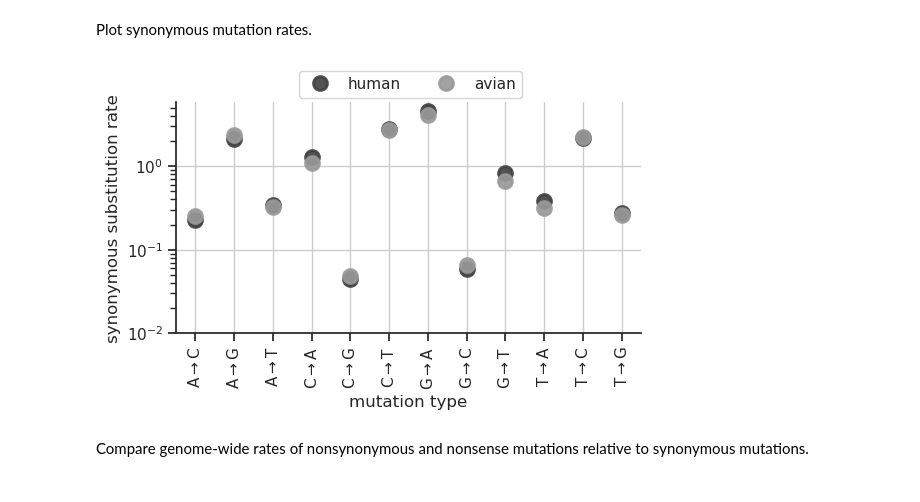
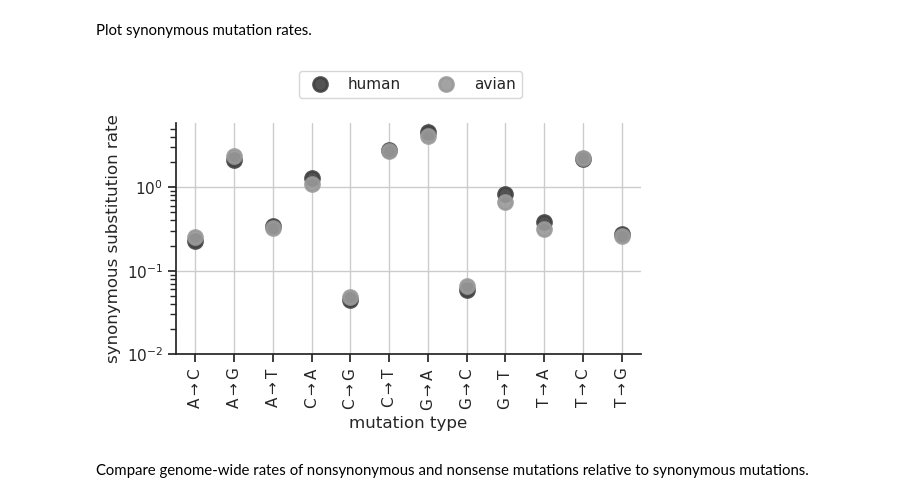
Before and after one commit to matsengrp/flu-mut-rates, a Jupyter notebook: notebooks/analyze_genome_wide_rates.ipynb, the cells around one changed output. Cells and saved outputs as stored; diff of their text form; code cells hidden in the pictures.

```diff
--- a/notebooks/analyze_genome_wide_rates.ipynb
+++ b/notebooks/analyze_genome_wide_rates.ipynb
@@ -27,29 +27,29 @@ Plot synonymous mutation rates.
 # %%
 host_colors = {
     'human' : '0.25',
     'avian' : '0.6',
 }
 mut_type_order = genome_wide_rates['mut_type_arrow'].unique()
 plt.figure(figsize=[6,3])
 data = genome_wide_rates[genome_wide_rates['mut_class'] == 'synonymous']
 sns.pointplot(
     x='mut_type_arrow', y='syn_rate', data=data,
     hue='host', order=mut_type_order, hue_order=['human', 'avian'],
     palette=host_colors,
     linestyle="none", marker="o", markersize=10, alpha=0.9
 )
 plt.xlabel('mutation type')
 plt.xticks(rotation=90)
 plt.ylabel('synonymous substitution rate')
 plt.yscale('log')
 plt.yticks([1e-2, 1e-1, 1e0])
-plt.legend(bbox_to_anchor=(0.76,1.17), ncol=2)
+plt.legend(bbox_to_anchor=(0.76,1.26), ncol=2)
 plt.grid() # axis='y'
 sns.despine()
 plt.savefig('../results/figures/genome_wide_synonymous_rates.png', dpi=300, bbox_inches='tight')
 plt.show()
 # %% [output]
-[figure, old version]
+[figure, new version]
 # %% [markdown]
 Compare genome-wide rates of nonsynonymous and nonsense mutations relative to synonymous mutations.
 # %%
```
Also changed, not shown: parts of 1 cell of this notebook, 3 other files.
